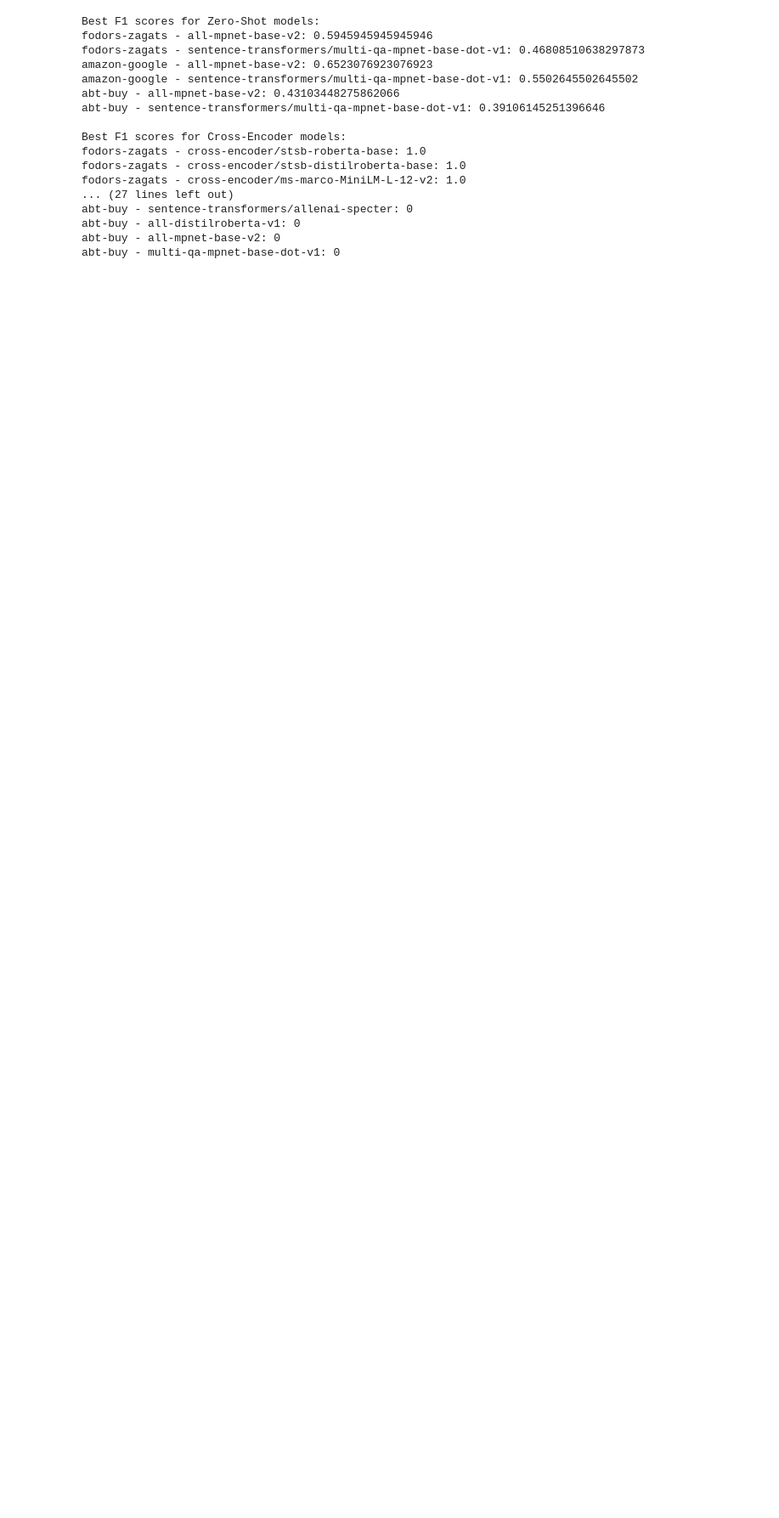
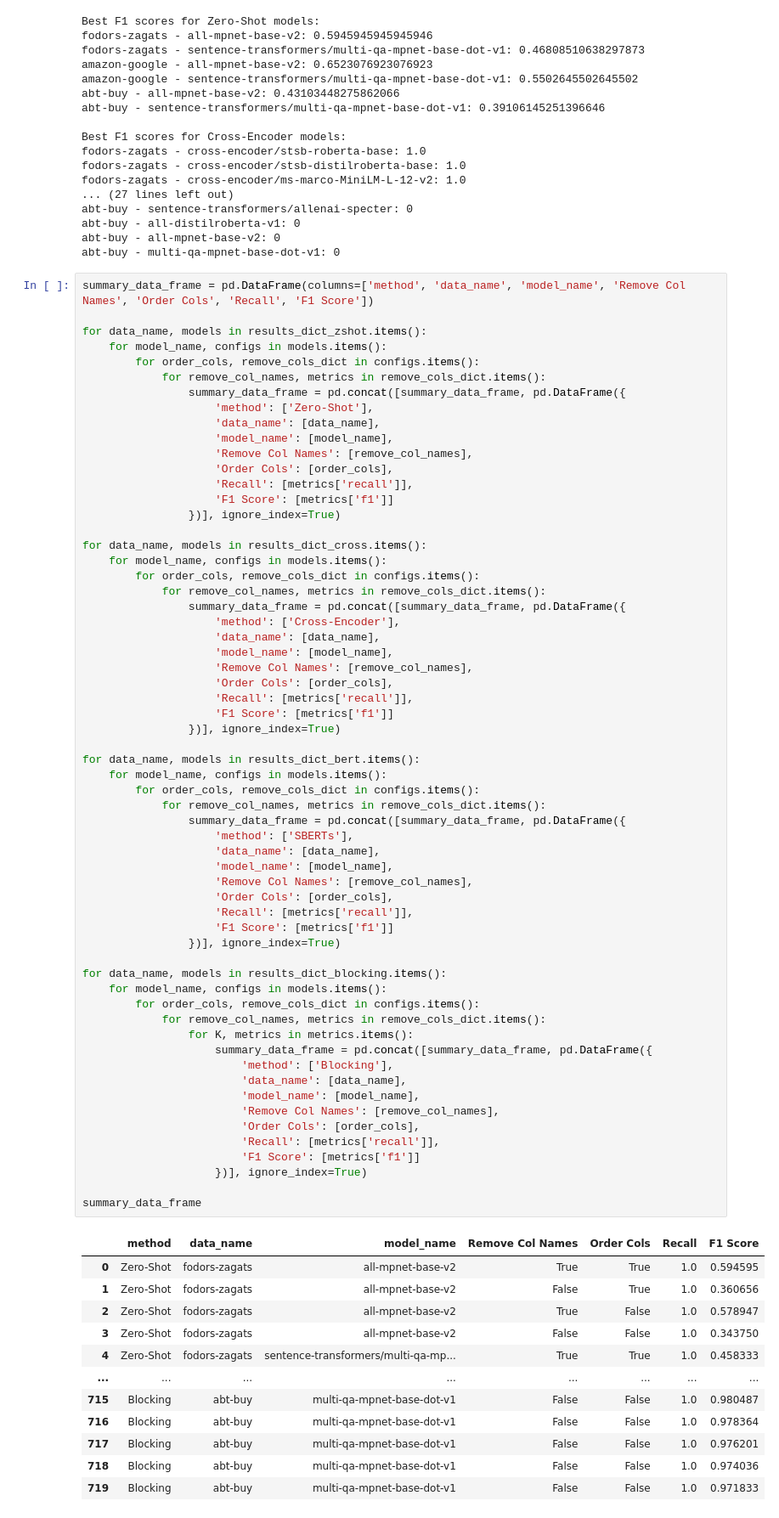
Before and after one commit to ttperr/WavER, a Jupyter notebook: src/results.ipynb, the cells around one changed output. Shown at 85% size. Drawn from its saved outputs; the diff is of its cells as text; blank space fills up the shorter version.

```diff
--- a/src/results.ipynb
+++ b/src/results.ipynb
@@ -296,3 +365,77 @@ abt-buy - sentence-transformers/allenai-specter: 0
 abt-buy - all-distilroberta-v1: 0
 abt-buy - all-mpnet-base-v2: 0
 abt-buy - multi-qa-mpnet-base-dot-v1: 0
+# %%
+summary_data_frame = pd.DataFrame(columns=['method', 'data_name', 'model_name', 'Remove Col Names', 'Order Cols', 'Recall', 'F1 Score'])
+
+for data_name, models in results_dict_zshot.items():
+    for model_name, configs in models.items():
+        for order_cols, remove_cols_dict in configs.items():
+            for remove_col_names, metrics in remove_cols_dict.items():
+                summary_data_frame = pd.concat([summary_data_frame, pd.DataFrame({
+                    'method': ['Zero-Shot'],
+                    'data_name': [data_name],
+                    'model_name': [model_name],
+                    'Remove Col Names': [remove_col_names],
+                    'Order Cols': [order_cols],
+                    'Recall': [metrics['recall']],
+                    'F1 Score': [metrics['f1']]
+                })], ignore_index=True)
+
+for data_name, models in results_dict_cross.items():
+    for model_name, configs in models.items():
+        for order_cols, remove_cols_dict in configs.items():
+            for remove_col_names, metrics in remove_cols_dict.items():
+                summary_data_frame = pd.concat([summary_data_frame, pd.DataFrame({
+                    'method': ['Cross-Encoder'],
+                    'data_name': [data_name],
+                    'model_name': [model_name],
+                    'Remove Col Names': [remove_col_names],
+                    'Order Cols': [order_cols],
+                    'Recall': [metrics['recall']],
+                    'F1 Score': [metrics['f1']]
+                })], ignore_index=True)
+
+for data_name, models in results_dict_bert.items():
+    for model_name, configs in models.items():
+        for order_cols, remove_cols_dict in configs.items():
+            for remove_col_names, metrics in remove_cols_dict.items():
+                summary_data_frame = pd.concat([summary_data_frame, pd.DataFrame({
+                    'method': ['SBERTs'],
+                    'data_name': [data_name],
+                    'model_name': [model_name],
+                    'Remove Col Names': [remove_col_names],
+                    'Order Cols': [order_cols],
+                    'Recall': [metrics['recall']],
+                    'F1 Score': [metrics['f1']]
+                })], ignore_index=True)
+
+for data_name, models in results_dict_blocking.items():
+    for model_name, configs in models.items():
+        for order_cols, remove_cols_dict in configs.items():
+            for remove_col_names, metrics in remove_cols_dict.items():
+                for K, metrics in metrics.items():
+                    summary_data_frame = pd.concat([summary_data_frame, pd.DataFrame({
+                        'method': ['Blocking'],
+                        'data_name': [data_name],
+                        'model_name': [model_name],
+                        'Remove Col Names': [remove_col_names],
+                        'Order Cols': [order_cols],
+                        'Recall': [metrics['recall']],
+                        'F1 Score': [metrics['f1']]
+                    })], ignore_index=True)
+
+summary_data_frame
+# %% [output]
+|  | method | data_name | model_name | Remove Col Names | Order Cols | Recall | F1 Score |
+| 0 | Zero-Shot | fodors-zagats | all-mpnet-base-v2 | True | True | 1.0 | 0.594595 |
+| 1 | Zero-Shot | fodors-zagats | all-mpnet-base-v2 | False | True | 1.0 | 0.360656 |
+| 2 | Zero-Shot | fodors-zagats | all-mpnet-base-v2 | True | False | 1.0 | 0.578947 |
+| 3 | Zero-Shot | fodors-zagats | all-mpnet-base-v2 | False | False | 1.0 | 0.343750 |
+| 4 | Zero-Shot | fodors-zagats | sentence-transformers/multi-qa-mp... | True | True | 1.0 | 0.458333 |
+| ... | ... | ... | ... | ... | ... | ... | ... |
+| 715 | Blocking | abt-buy | multi-qa-mpnet-base-dot-v1 | False | False | 1.0 | 0.980487 |
+| 716 | Blocking | abt-buy | multi-qa-mpnet-base-dot-v1 | False | False | 1.0 | 0.978364 |
+| 717 | Blocking | abt-buy | multi-qa-mpnet-base-dot-v1 | False | False | 1.0 | 0.976201 |
+| 718 | Blocking | abt-buy | multi-qa-mpnet-base-dot-v1 | False | False | 1.0 | 0.974036 |
+| 719 | Blocking | abt-buy | multi-qa-mpnet-base-dot-v1 | False | False | 1.0 | 0.971833 |
```
Also changed, not shown: parts of 5 cells of this notebook, 2 other files.
